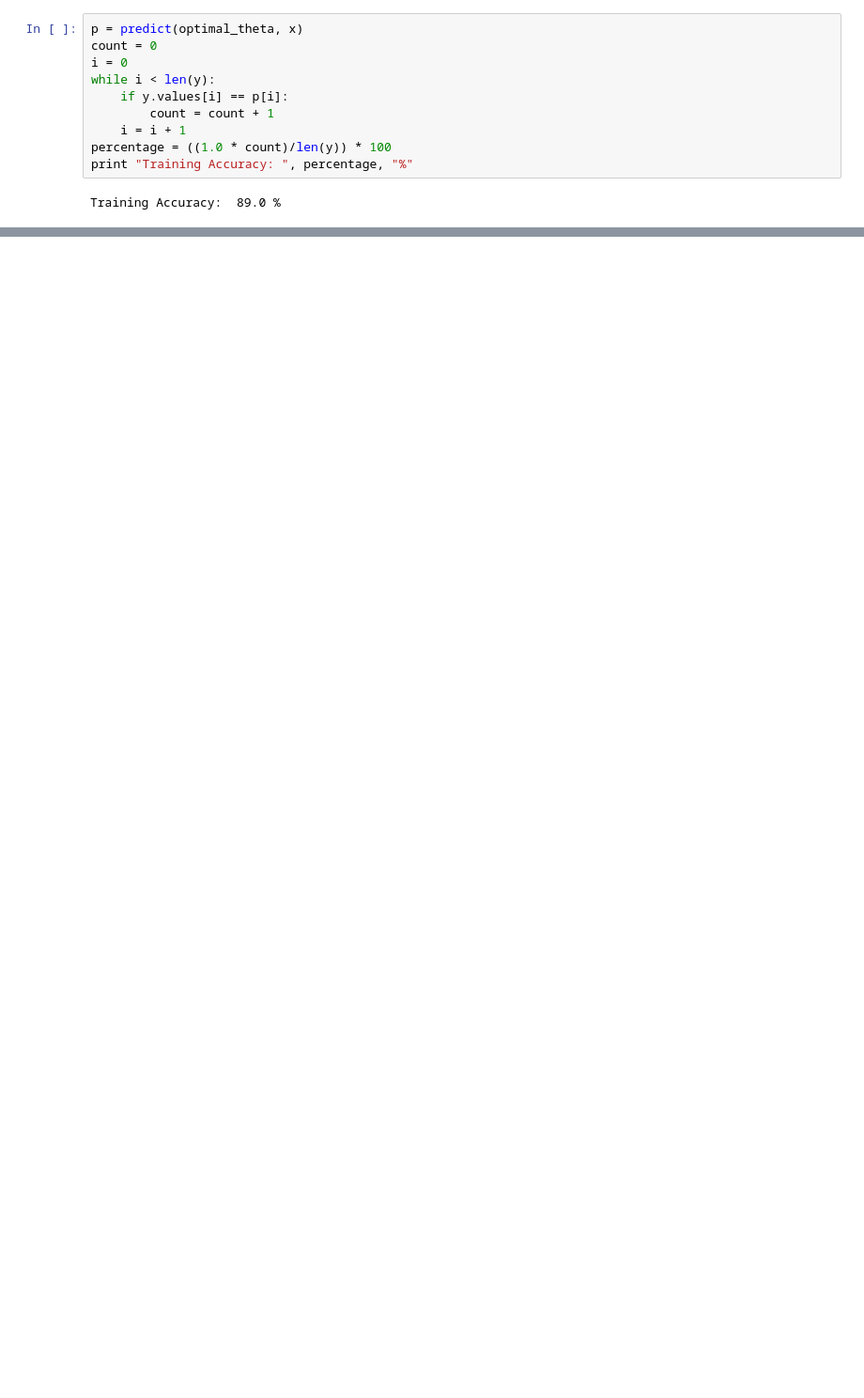
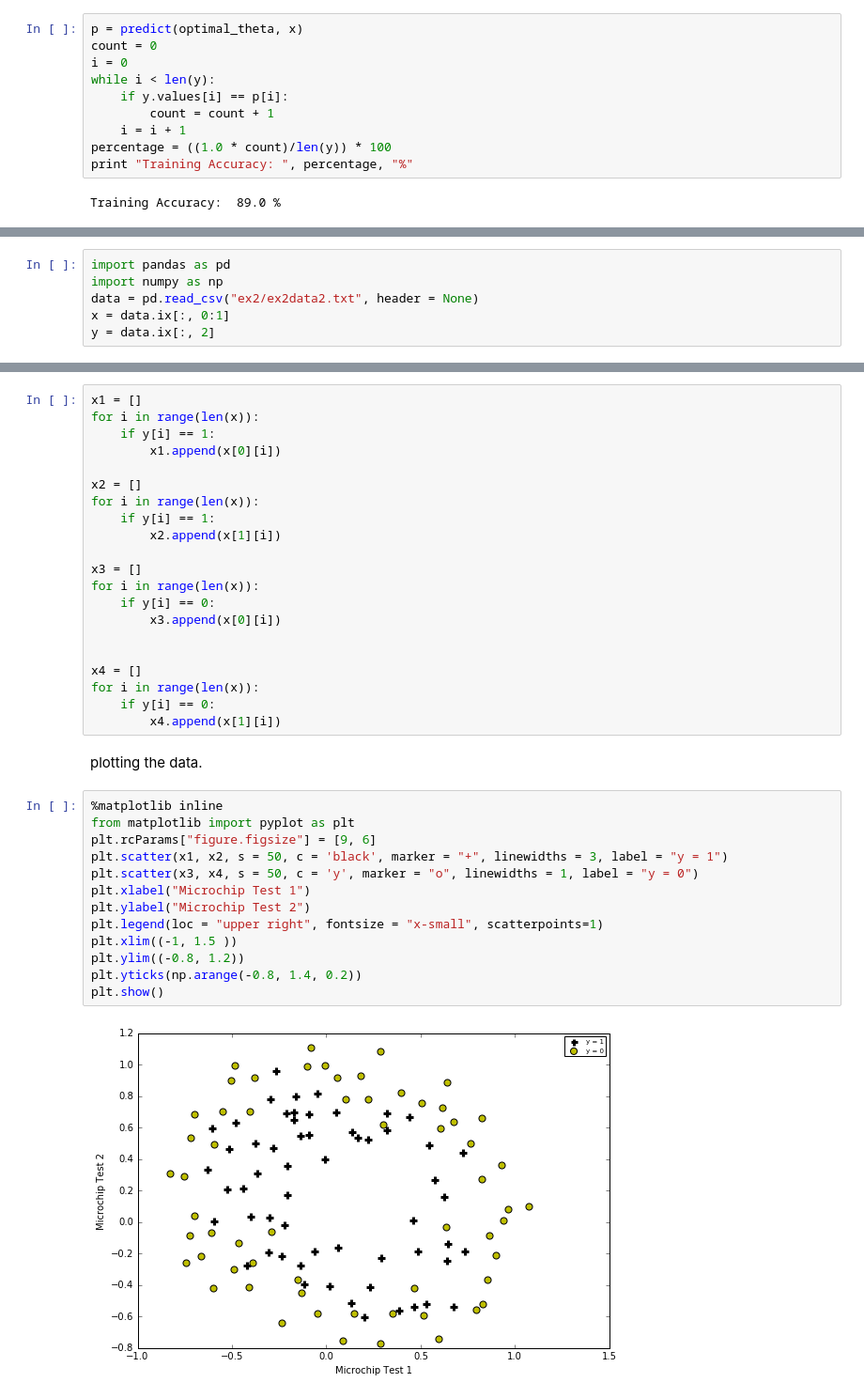
Before and after one commit to aishuannu/stanford_ml, a Jupyter notebook: Exercise 2.ipynb, the cells around one changed output, grey strips where cells are left out. Shown at 94% size. Drawn from its saved outputs; the diff is of its cells as text; blank space fills up the shorter version.

```diff
--- a/Exercise 2.ipynb
+++ b/Exercise 2.ipynb
@@ -140,0 +167,6 @@ Training Accuracy:  89.0 %
+# %%
+import pandas as pd
+import numpy as np
+data = pd.read_csv("ex2/ex2data2.txt", header = None)
+x = data.ix[:, 0:1]
+y = data.ix[:, 2]
@@ -140,0 +175,38 @@ Training Accuracy:  89.0 %
+# %%
+x1 = []
+for i in range(len(x)):
+    if y[i] == 1:
+        x1.append(x[0][i])
+
+x2 = []
+for i in range(len(x)):
+    if y[i] == 1:
+        x2.append(x[1][i])
+
+x3 = []
+for i in range(len(x)):
+    if y[i] == 0:
+        x3.append(x[0][i])
+
+
+x4 = []
+for i in range(len(x)):
+    if y[i] == 0:
+        x4.append(x[1][i])
+# %% [markdown]
+plotting the data.
+# %%
+%matplotlib inline
+from matplotlib import pyplot as plt
+plt.rcParams["figure.figsize"] = [9, 6]
+plt.scatter(x1, x2, s = 50, c = 'black', marker = "+", linewidths = 3, label = "y = 1")
+plt.scatter(x3, x4, s = 50, c = 'y', marker = "o", linewidths = 1, label = "y = 0")
+plt.xlabel("Microchip Test 1")
+plt.ylabel("Microchip Test 2")
+plt.legend(loc = "upper right", fontsize = "x-small", scatterpoints=1)
+plt.xlim((-1, 1.5 ))
+plt.ylim((-0.8, 1.2))
+plt.yticks(np.arange(-0.8, 1.4, 0.2))
+plt.show()
+# %% [output]
+[figure, added]
```
Also changed, not shown: parts of 40 cells of this notebook.
